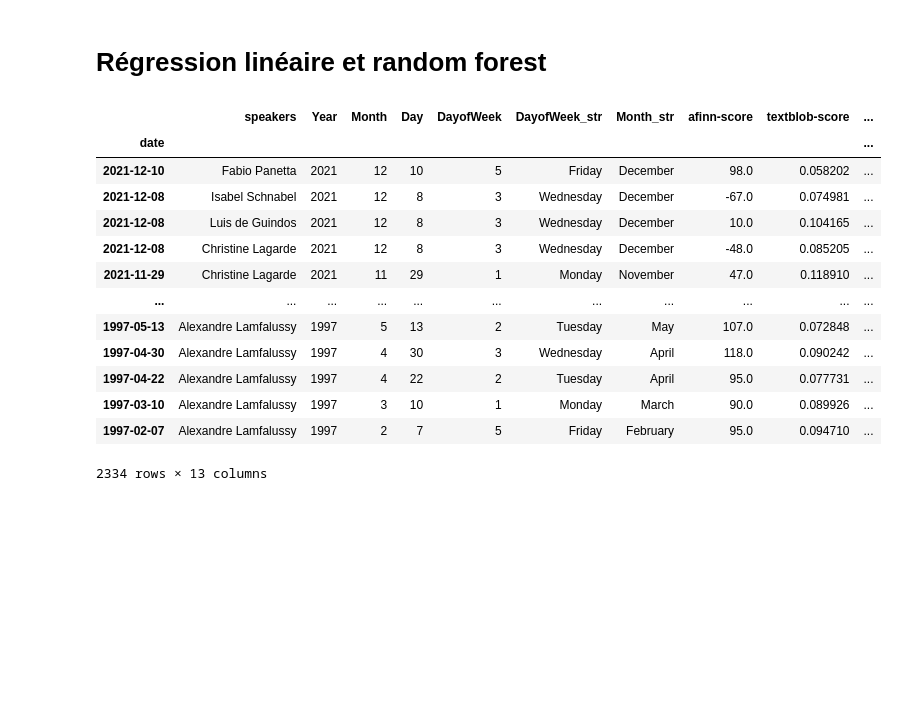
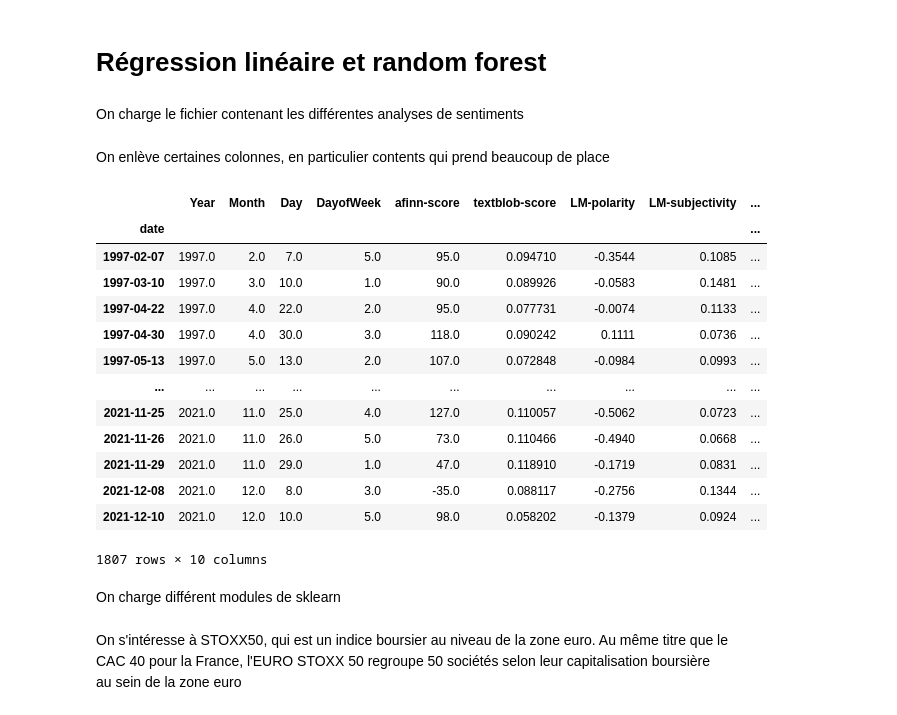
Before and after one commit to a-issac/central-bank-speech-analysis, a Jupyter notebook: Notebook.ipynb, the cells around one changed output. Cells and saved outputs as stored; diff of their text form; code cells hidden in the pictures; blank space fills up the shorter version.

```diff
--- a/Notebook.ipynb
+++ b/Notebook.ipynb
@@ -1238,31 +1238,36 @@ dataset = datasets.load_dataset("financial_phrasebank", 'sentences_allagree')
 pd.DataFrame.from_dict(dataset)
 # %% [markdown]
 # Régression linéaire et random forest
+# %% [markdown]
+On charge le fichier contenant les différentes analyses de sentiments
 # %%
 url = "https://minio.lab.sspcloud.fr/aissac/Projet_Python_2A/sentiment_analysis_speeches_dataset.csv"
 
 df = pd.read_csv(url,sep = ",",encoding='utf-8', index_col = ["date"])
+# %% [markdown]
+On enlève certaines colonnes, en particulier contents qui prend beaucoup de place
 # %%
 df.index.rename("Date")
-df = df.drop(columns=['Unnamed: 0','title','subtitle','contents'])
-df["speakers"] = le.fit_transform(df["speakers"])
-features = df[["speakers","Year","Month","Day","DayofWeek","textblob-score"]].groupby("Date").mean()
-df
+df.index = df.index.map(pd.to_datetime)
+daily_df = df.drop(columns=['Unnamed: 0','title','subtitle','contents']).groupby(df.index).mean()
+daily_df
 # %% [output]
-|  | speakers | Year | Month | Day | DayofWeek | DayofWeek_str | Month_str | afinn-score | textblob-score | ... |
-| date |  |  |  |  |  |  |  |  |  | ... |
-| 2021-12-10 | Fabio Panetta | 2021 | 12 | 10 | 5 | Friday | December | 98.0 | 0.058202 | ... |
-| 2021-12-08 | Isabel Schnabel | 2021 | 12 | 8 | 3 | Wednesday | December | -67.0 | 0.074981 | ... |
-| 2021-12-08 | Luis de Guindos | 2021 | 12 | 8 | 3 | Wednesday | December | 10.0 | 0.104165 | ... |
-| 2021-12-08 | Christine Lagarde | 2021 | 12 | 8 | 3 | Wednesday | December | -48.0 | 0.085205 | ... |
-| 2021-11-29 | Christine Lagarde | 2021 | 11 | 29 | 1 | Monday | November | 47.0 | 0.118910 | ... |
-| ... | ... | ... | ... | ... | ... | ... | ... | ... | ... | ... |
-| 1997-05-13 | Alexandre Lamfalussy | 1997 | 5 | 13 | 2 | Tuesday | May | 107.0 | 0.072848 | ... |
-| 1997-04-30 | Alexandre Lamfalussy | 1997 | 4 | 30 | 3 | Wednesday | April | 118.0 | 0.090242 | ... |
-| 1997-04-22 | Alexandre Lamfalussy | 1997 | 4 | 22 | 2 | Tuesday | April | 95.0 | 0.077731 | ... |
-| 1997-03-10 | Alexandre Lamfalussy | 1997 | 3 | 10 | 1 | Monday | March | 90.0 | 0.089926 | ... |
-| 1997-02-07 | Alexandre Lamfalussy | 1997 | 2 | 7 | 5 | Friday | February | 95.0 | 0.094710 | ... |
+|  | Year | Month | Day | DayofWeek | afinn-score | textblob-score | LM-polarity | LM-subjectivity | ... |
+| date |  |  |  |  |  |  |  |  | ... |
+| 1997-02-07 | 1997.0 | 2.0 | 7.0 | 5.0 | 95.0 | 0.094710 | -0.3544 | 0.1085 | ... |
+| 1997-03-10 | 1997.0 | 3.0 | 10.0 | 1.0 | 90.0 | 0.089926 | -0.0583 | 0.1481 | ... |
+| 1997-04-22 | 1997.0 | 4.0 | 22.0 | 2.0 | 95.0 | 0.077731 | -0.0074 | 0.1133 | ... |
+| 1997-04-30 | 1997.0 | 4.0 | 30.0 | 3.0 | 118.0 | 0.090242 | 0.1111 | 0.0736 | ... |
+| 1997-05-13 | 1997.0 | 5.0 | 13.0 | 2.0 | 107.0 | 0.072848 | -0.0984 | 0.0993 | ... |
+| ... | ... | ... | ... | ... | ... | ... | ... | ... | ... |
+| 2021-11-25 | 2021.0 | 11.0 | 25.0 | 4.0 | 127.0 | 0.110057 | -0.5062 | 0.0723 | ... |
+| 2021-11-26 | 2021.0 | 11.0 | 26.0 | 5.0 | 73.0 | 0.110466 | -0.4940 | 0.0668 | ... |
+| 2021-11-29 | 2021.0 | 11.0 | 29.0 | 1.0 | 47.0 | 0.118910 | -0.1719 | 0.0831 | ... |
+| 2021-12-08 | 2021.0 | 12.0 | 8.0 | 3.0 | -35.0 | 0.088117 | -0.2756 | 0.1344 | ... |
+| 2021-12-10 | 2021.0 | 12.0 | 10.0 | 5.0 | 98.0 | 0.058202 | -0.1379 | 0.0924 | ... |
-2334 rows × 13 columns
+1807 rows × 10 columns
+# %% [markdown]
+On charge différent modules de sklearn
 # %%
 le = preprocessing.LabelEncoder()
 lr = LinearRegression()
@@ -1272,3 +1275,5 @@ df["speakers"] = le.fit_transform(df["speakers"])
+# %% [markdown]
+On s'intéresse à STOXX50, qui est un indice boursier au niveau de la zone euro. Au même titre que le CAC 40 pour la France, l'EURO STOXX 50 regroupe 50 sociétés selon leur capitalisation boursière au sein de la zone euro
 # %%
 estx50='^STOXX50E'
 #récupération des données
```
Also changed, not shown: parts of 30 cells of this notebook.
